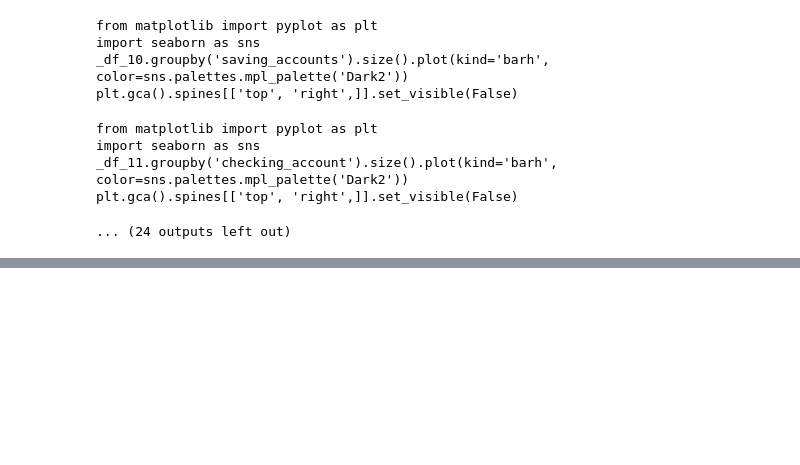
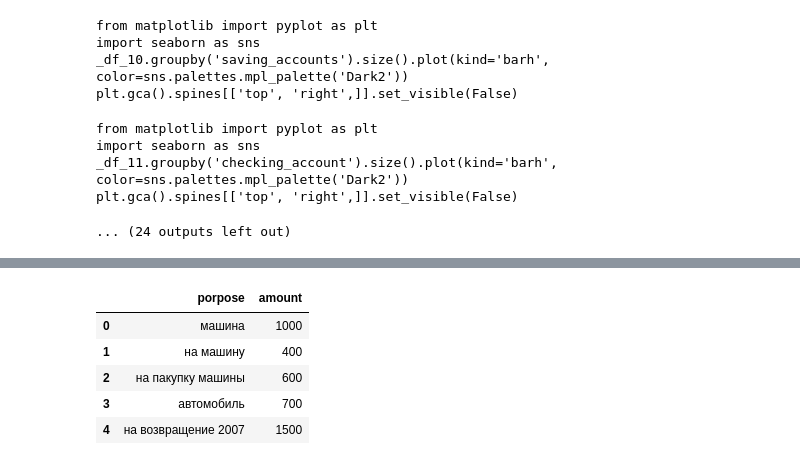
Before and after one commit to bakhodirabdullayevich/SQL_notebooks, a Jupyter notebook: SQLite3.ipynb, the cells around one changed output, grey strips where cells are left out. Drawn from its saved outputs; the diff is of its cells as text; code cells hidden in the pictures; blank space fills up the shorter version.

```diff
--- a/SQLite3.ipynb
+++ b/SQLite3.ipynb
@@ -190,0 +209,9 @@ plt.gca().spines[['top', 'right',]].set_visible(False)
+# %%
+select(sql)
+# %% [output]
+|  | porpose | amount |
+| 0 | машина | 1000 |
+| 1 | на машину | 400 |
+| 2 | на пакупку машины | 600 |
+| 3 | автомобиль | 700 |
+| 4 | на возвращение 2007 | 1500 |
```
Also changed, not shown: parts of 9 cells of this notebook.
